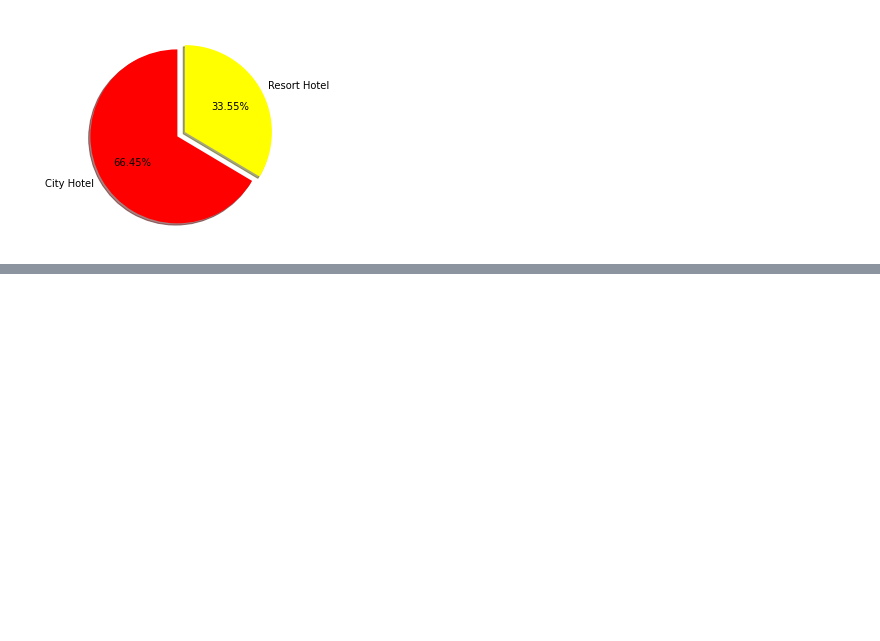
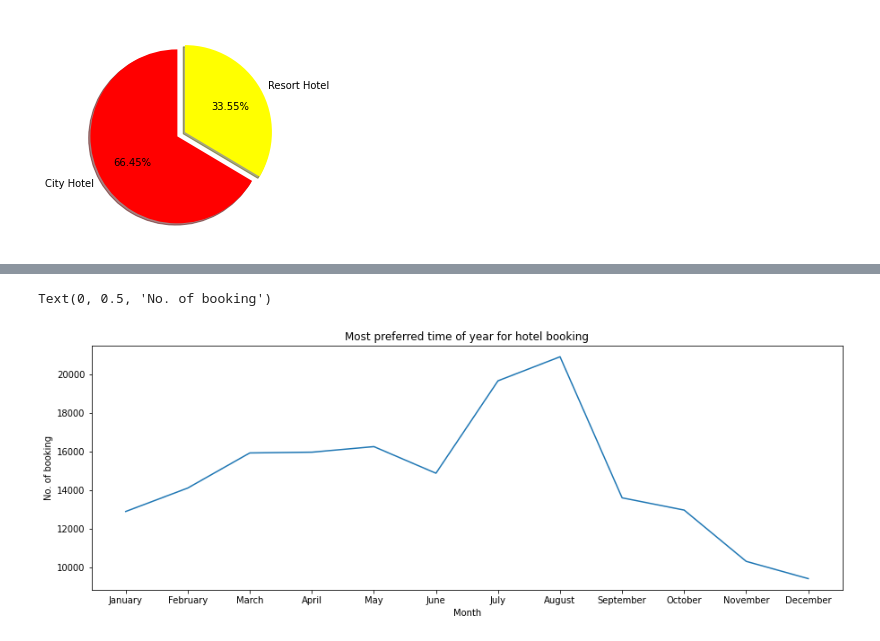
Before and after one commit to SinghUjjwal9/Hotel-Booking-Analysis-EDA, a Jupyter notebook: HotelBookingAnalysisEDA(Ujjwal_Ajit_Singh,_Cohort_Hudson).ipynb, the cells around one changed output, grey strips where cells are left out. Saved outputs shown, nothing was run; the diff lists cells and outputs as text; code cells hidden in the pictures; blank space fills up the shorter version.

```diff
--- a/HotelBookingAnalysisEDA(Ujjwal_Ajit_Singh,_Cohort_Hudson).ipynb
+++ b/HotelBookingAnalysisEDA(Ujjwal_Ajit_Singh,_Cohort_Hudson).ipynb
@@ -460,0 +495,15 @@ So we can say that City Hotels are booked more in comparisons with Resort Hotel.
+# %%
+df_hba1["month"]=df_hba1["reservation_status_date"].apply(lambda z: datetime.strftime(z,"%Y-%m-%d")[5:7])
+# %%
+df_month_wise_bookings=df_hba1.groupby(["month"])["total_guests"].sum()
+df_month_wise_bookings.rename(index= {"01" : "January", "02" : "February", "03" : "March", "04" : "April", "05" : "May", "06" : "June", "07" : "July", "08" : "August", "09" : "September", "10" : "October", "11" : "November", "12" : "December"}, inplace = True)
+# %%
+plt.rcParams["figure.figsize"] = (15,5)
+# %%
+plt.plot(df_month_wise_bookings)
+plt.title("Most preferred time of year for hotel booking")
+plt.xlabel("Month")
+plt.ylabel("No. of booking")
+# %% [output]
+Text(0, 0.5, 'No. of booking')
+[figure, added]
```
Also changed, not shown: parts of 17 cells of this notebook.
